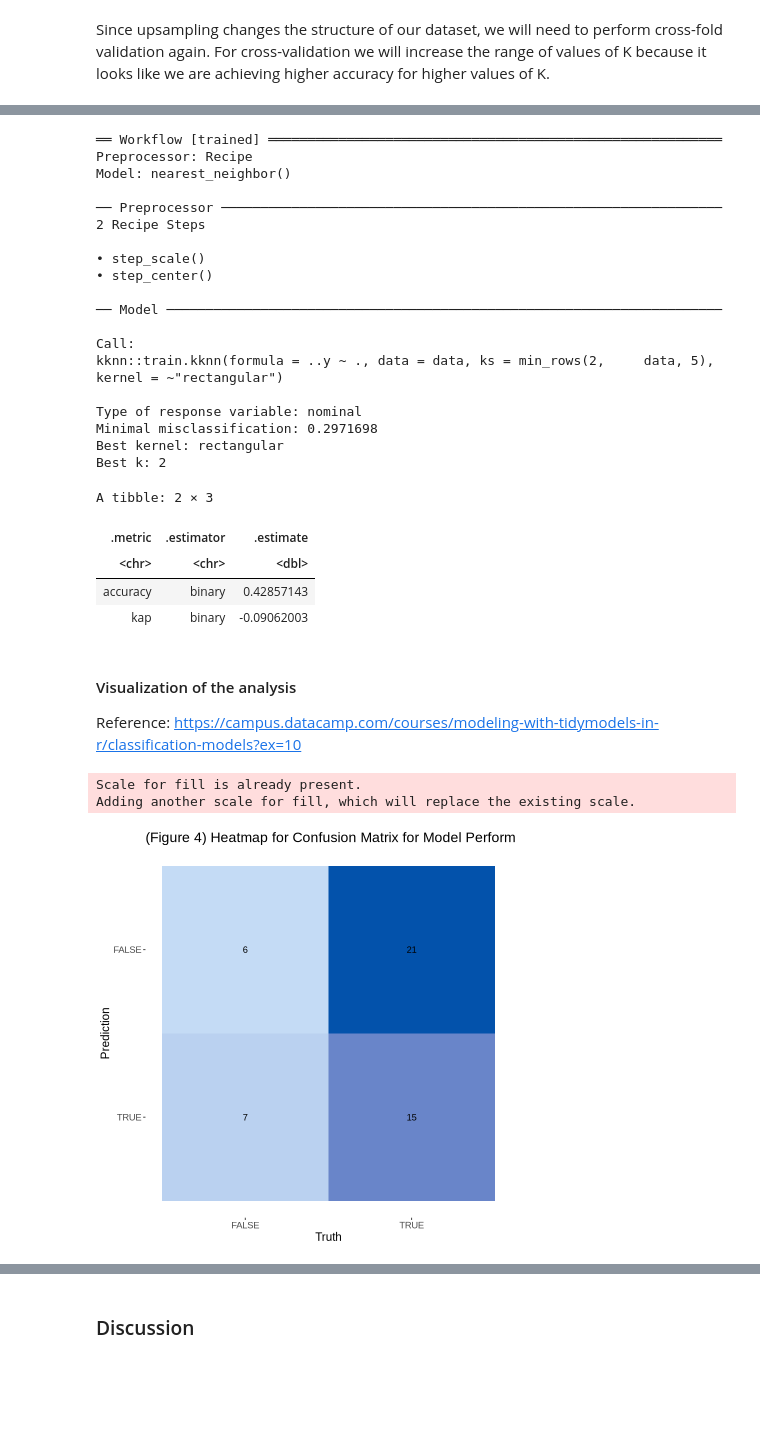
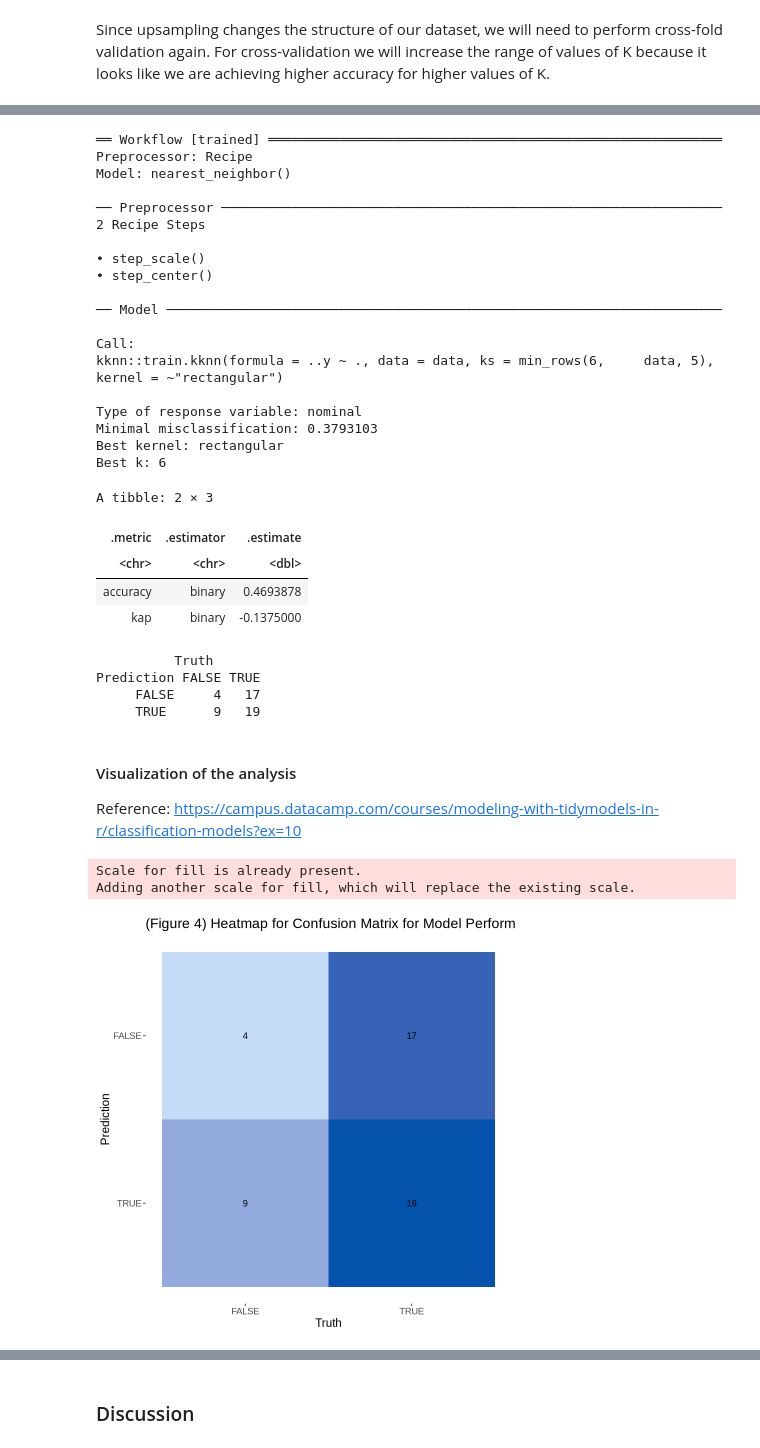
Before and after one commit to tahsansamin/group-project-41-dsci, a Jupyter notebook: groupprojectnotebook.ipynb, the cells around one changed output, grey strips where cells are left out. Saved outputs shown, nothing was run; the diff lists cells and outputs as text; code cells hidden in the pictures; blank space fills up the shorter version.

```diff
--- a/groupprojectnotebook.ipynb
+++ b/groupprojectnotebook.ipynb
@@ -317,10 +317,9 @@ Prediction FALSE TRUE
 The model appears to be performing well with an accuracy performance of **65%**, but this is not enough. It looks like the issue of class imbalance is really affecting our model because it did not predict any of the false subscription statuses as actually being false. Let's try this again by oversampling the observations with false subscription statuses. We will *****only*** upsample on the training data** because we still need the original test dataset to evaluate whether our upsampling had any positive effects.
 # %%
 new_game_recipe <- recipe(subscribe ~ played_hours + Age, data = game_train) |>
-  step_upsample(subscribe, over_ratio = 1, skip = FALSE) |>
-  prep()
-
-game_train <- bake(new_game_recipe, game_train)
+    step_upsample(subscribe, over_ratio = 1) |>
+    step_center(all_predictors()) |>
+    step_scale(all_predictors())
 # %% [markdown]
 Since upsampling changes the structure of our dataset, we will need to perform cross-fold validation again. For cross-validation we will increase the range of values of K because it looks like we are achieving higher accuracy for higher values of K.
 # %%
@@ -365,6 +364,6 @@ It looks like the highest performance comes from **K = 2**, excluding the perfor
 # %%
 set.seed(9999)
-newer_spec <- nearest_neighbor(weight_func = "rectangular", neighbors = 2) |>
+newer_spec <- nearest_neighbor(weight_func = "rectangular", neighbors = 6) |>
        set_engine("kknn") |>
        set_mode("classification")
 
@@ -387,12 +386,12 @@ Model: nearest_neighbor()
 ── Model ───────────────────────────────────────────────────────────────────────
 
 Call:
-kknn::train.kknn(formula = ..y ~ ., data = data, ks = min_rows(2,     data, 5), kernel = ~"rectangular")
+kknn::train.kknn(formula = ..y ~ ., data = data, ks = min_rows(6,     data, 5), kernel = ~"rectangular")
 
 Type of response variable: nominal
-Minimal misclassification: 0.2971698
+Minimal misclassification: 0.3793103
 Best kernel: rectangular
-Best k: 2
+Best k: 6
 # %%
 set.seed(9999)
 
@@ -405,23 +404,28 @@ new_game_metrics <- new_game_predictions |> metrics(truth = subscribe, estimate
 new_game_conf_mat <- new_game_predictions |>
                         conf_mat(truth = subscribe, estimate = .pred_class)
 new_game_metrics
+new_game_conf_mat
 # %% [output]
 A tibble: 2 × 3
 | .metric | .estimator | .estimate |
 | <chr> | <chr> | <dbl> |
-| accuracy | binary | 0.42857143 |
-| kap | binary | -0.09062003 |
+| accuracy | binary | 0.4693878 |
+| kap | binary | -0.1375000 |
+          Truth
+Prediction FALSE TRUE
+     FALSE     4   17
+     TRUE      9   19
 # %% [markdown]
 #### Visualization of the analysis
 Reference: https://campus.datacamp.com/courses/modeling-with-tidymodels-in-r/classification-models?ex=10
 # %%
 cmplot <- new_game_conf_mat |> autoplot(type = "heatmap") +
-                labs(title = "(Figure 4) Heatmap for Confusion Matrix for Model Performance on Test Data") +
+                labs(title = "(Figure 4) Heatmap for Confusion Matrix for Model Performance") +
                 theme(text = element_text(size = 14)) +
                 scale_fill_gradient(low = "#c4dbf5", high = "#0352ab")
 cmplot
 # %% [output]
 Scale for fill is already present.
 Adding another scale for fill, which will replace the existing scale.
-[figure, old version]
+[figure, new version]
 # %% [markdown]
```
Also changed, not shown: parts of 6 cells of this notebook.
